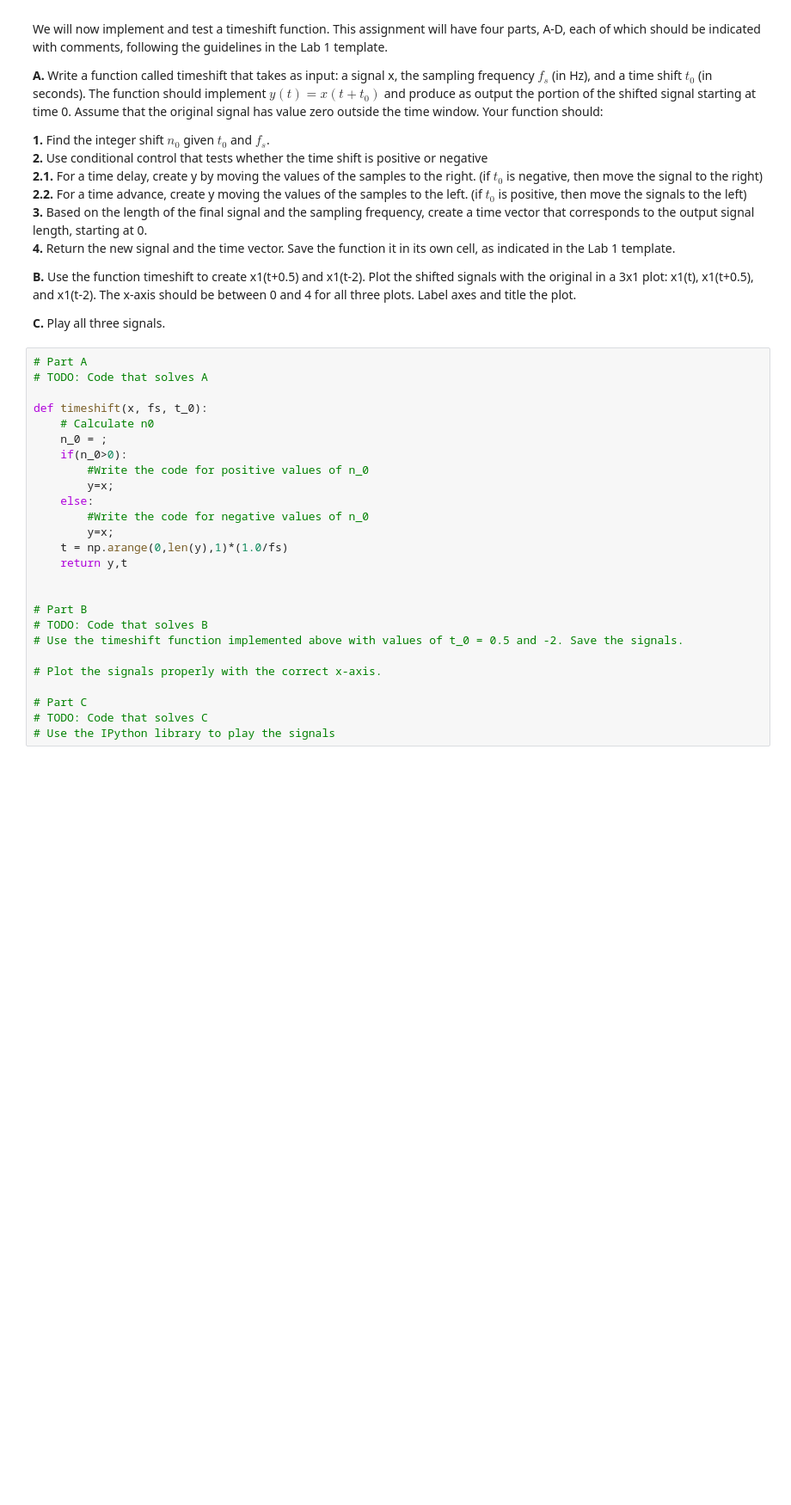
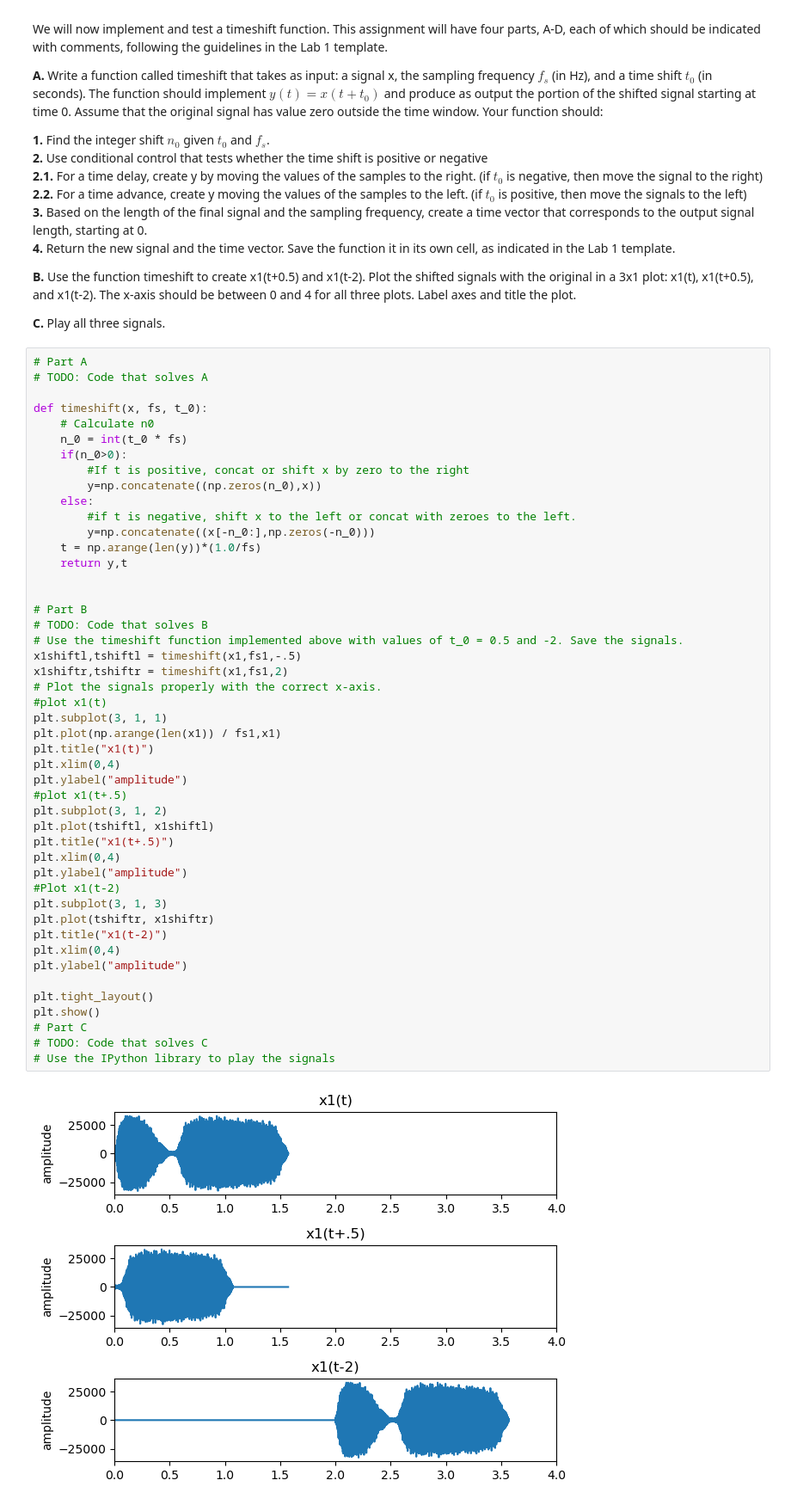
Before and after one commit to waterTurtleFly/EE242-Lab1B, a Jupyter notebook: EE242_Lab1b.ipynb, the cells around one changed output. Shown: that part at 86% size. Saved outputs shown, nothing was run; the diff lists cells and outputs as text; blank space fills up the shorter version.

```diff
--- a/EE242_Lab1b.ipynb
+++ b/EE242_Lab1b.ipynb
@@ -156,29 +158,52 @@ We will now implement and test a timeshift function. This assignment will have f
 # %%
 # Part A
 # TODO: Code that solves A
 
 def timeshift(x, fs, t_0):
     # Calculate n0
-    n_0 = ;
+    n_0 = int(t_0 * fs)
     if(n_0>0):
-        #Write the code for positive values of n_0
-        y=x;
+        #If t is positive, concat or shift x by zero to the right
+        y=np.concatenate((np.zeros(n_0),x))
     else:
-        #Write the code for negative values of n_0
-        y=x;
-    t = np.arange(0,len(y),1)*(1.0/fs)
+        #if t is negative, shift x to the left or concat with zeroes to the left.
+        y=np.concatenate((x[-n_0:],np.zeros(-n_0)))
+    t = np.arange(len(y))*(1.0/fs)
     return y,t
 
 
 # Part B
 # TODO: Code that solves B
 # Use the timeshift function implemented above with values of t_0 = 0.5 and -2. Save the signals.
+x1shiftl,tshiftl = timeshift(x1,fs1,-.5)
+x1shiftr,tshiftr = timeshift(x1,fs1,2)
+# Plot the signals properly with the correct x-axis.
+#plot x1(t)
+plt.subplot(3, 1, 1)
+plt.plot(np.arange(len(x1)) / fs1,x1)
+plt.title("x1(t)")
+plt.xlim(0,4)
+plt.ylabel("amplitude")
+#plot x1(t+.5)
+plt.subplot(3, 1, 2)
+plt.plot(tshiftl, x1shiftl)
+plt.title("x1(t+.5)")
+plt.xlim(0,4)
+plt.ylabel("amplitude")
+#Plot x1(t-2)
+plt.subplot(3, 1, 3)
+plt.plot(tshiftr, x1shiftr)
+plt.title("x1(t-2)")
+plt.xlim(0,4)
+plt.ylabel("amplitude")
 
-# Plot the signals properly with the correct x-axis.
-
+plt.tight_layout()
+plt.show()
 # Part C
 # TODO: Code that solves C
 # Use the IPython library to play the signals
+# %% [output]
+[figure, added]
 # %% [markdown]
 ### Discussion
 
```
Also changed, not shown: parts of 4 cells of this notebook.
